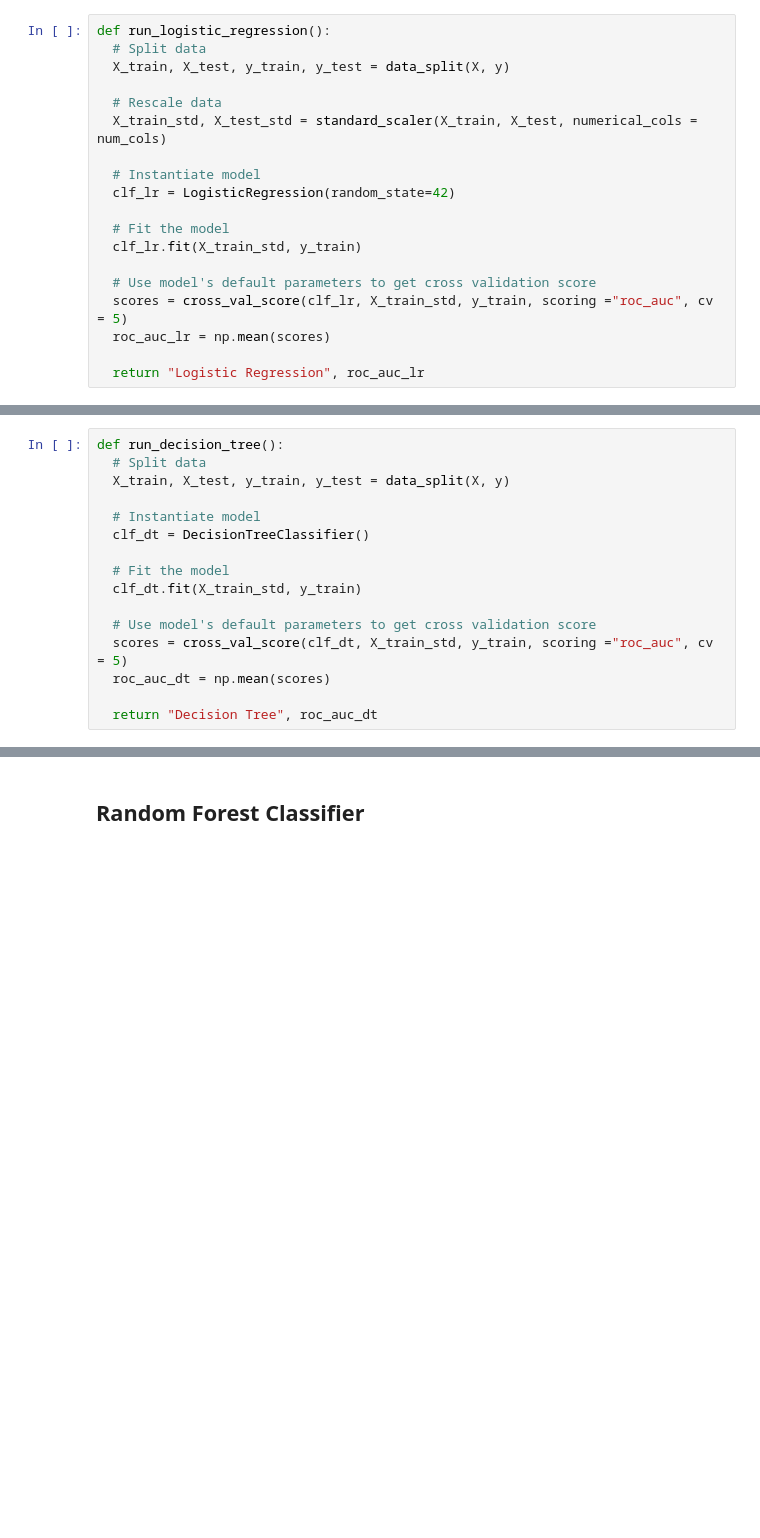
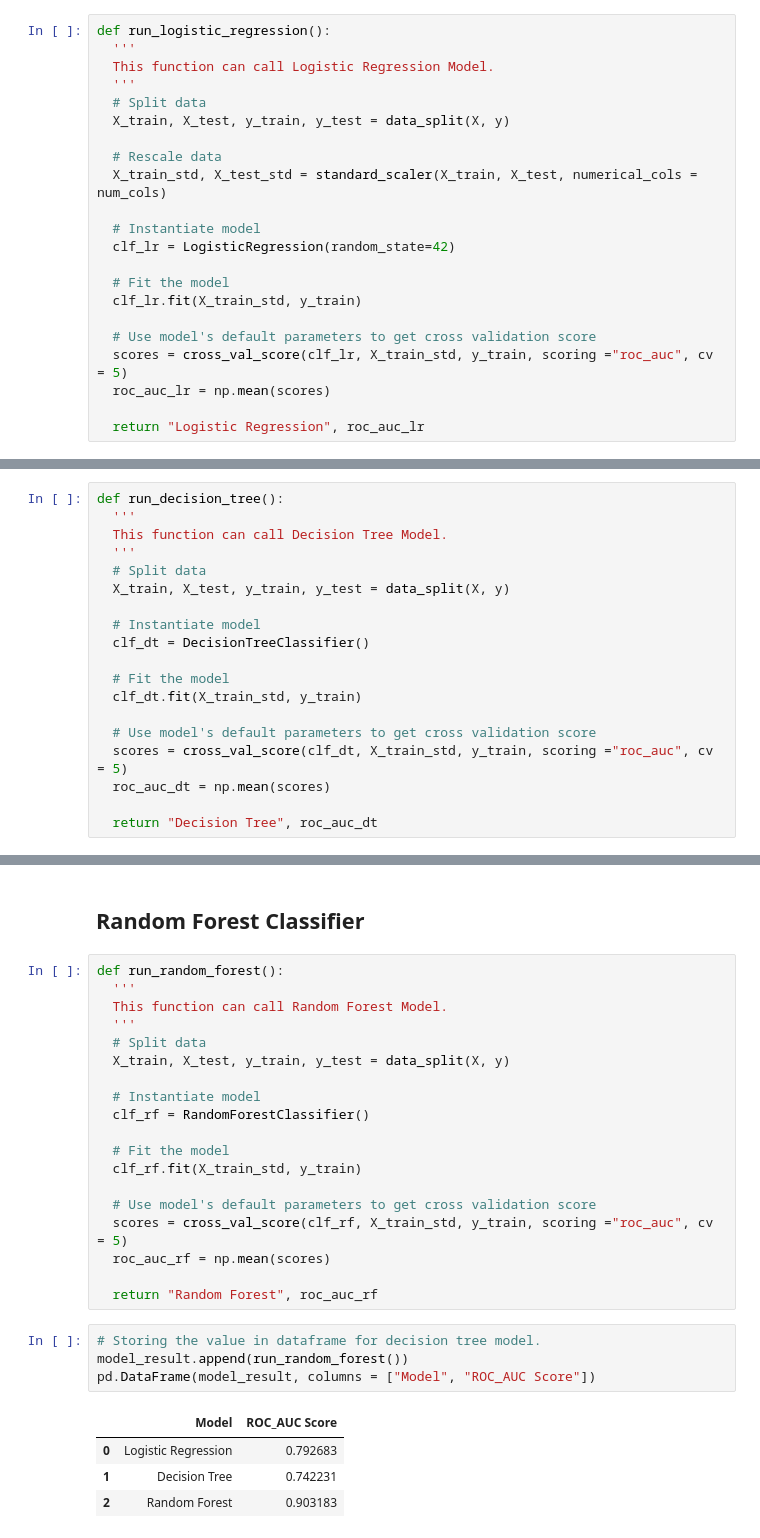
Before and after one commit to Anupam8858/Credit-Card-Default-Prediction, a Jupyter notebook: Credit_Card_Default_Prediction_Capstone_Project.ipynb, the cells around one changed output, grey strips where cells are left out. Cells and saved outputs as stored; diff of their text form; blank space fills up the shorter version.

```diff
--- a/Credit_Card_Default_Prediction_Capstone_Project.ipynb
+++ b/Credit_Card_Default_Prediction_Capstone_Project.ipynb
@@ -478,6 +478,9 @@ def standard_scaler(X_train, X_test, numerical_cols):
 ## Logistic Regression
 # %%
 def run_logistic_regression():
+  '''
+  This function can call Logistic Regression Model.
+  '''
   # Split data
   X_train, X_test, y_train, y_test = data_split(X, y)
 
@@ -573,6 +576,9 @@ Decision trees and ensemble methods do not require feature scaling to be perform
 So here we will use X_train,X_test,y_test and Y_train which are not scaled.
 # %%
 def run_decision_tree():
+  '''
+  This function can call Decision Tree Model.
+  '''
   # Split data
   X_train, X_test, y_train, y_test = data_split(X, y)
 
@@ -664,2 +668,30 @@ F1 score:0.740
 # %% [markdown]
 ## Random Forest Classifier
+# %%
+def run_random_forest():
+  '''
+  This function can call Random Forest Model.
+  '''
+  # Split data
+  X_train, X_test, y_train, y_test = data_split(X, y)
+
+  # Instantiate model
+  clf_rf = RandomForestClassifier()
+
+  # Fit the model
+  clf_rf.fit(X_train_std, y_train)
+
+  # Use model's default parameters to get cross validation score
+  scores = cross_val_score(clf_rf, X_train_std, y_train, scoring ="roc_auc", cv = 5)
+  roc_auc_rf = np.mean(scores)
+
+  return "Random Forest", roc_auc_rf
+# %%
+# Storing the value in dataframe for decision tree model.
+model_result.append(run_random_forest())
+pd.DataFrame(model_result, columns = ["Model", "ROC_AUC Score"])
+# %% [output]
+|  | Model | ROC_AUC Score |
+| 0 | Logistic Regression | 0.792683 |
+| 1 | Decision Tree | 0.742231 |
+| 2 | Random Forest | 0.903183 |
```
Also changed, not shown: parts of 16 cells of this notebook.
